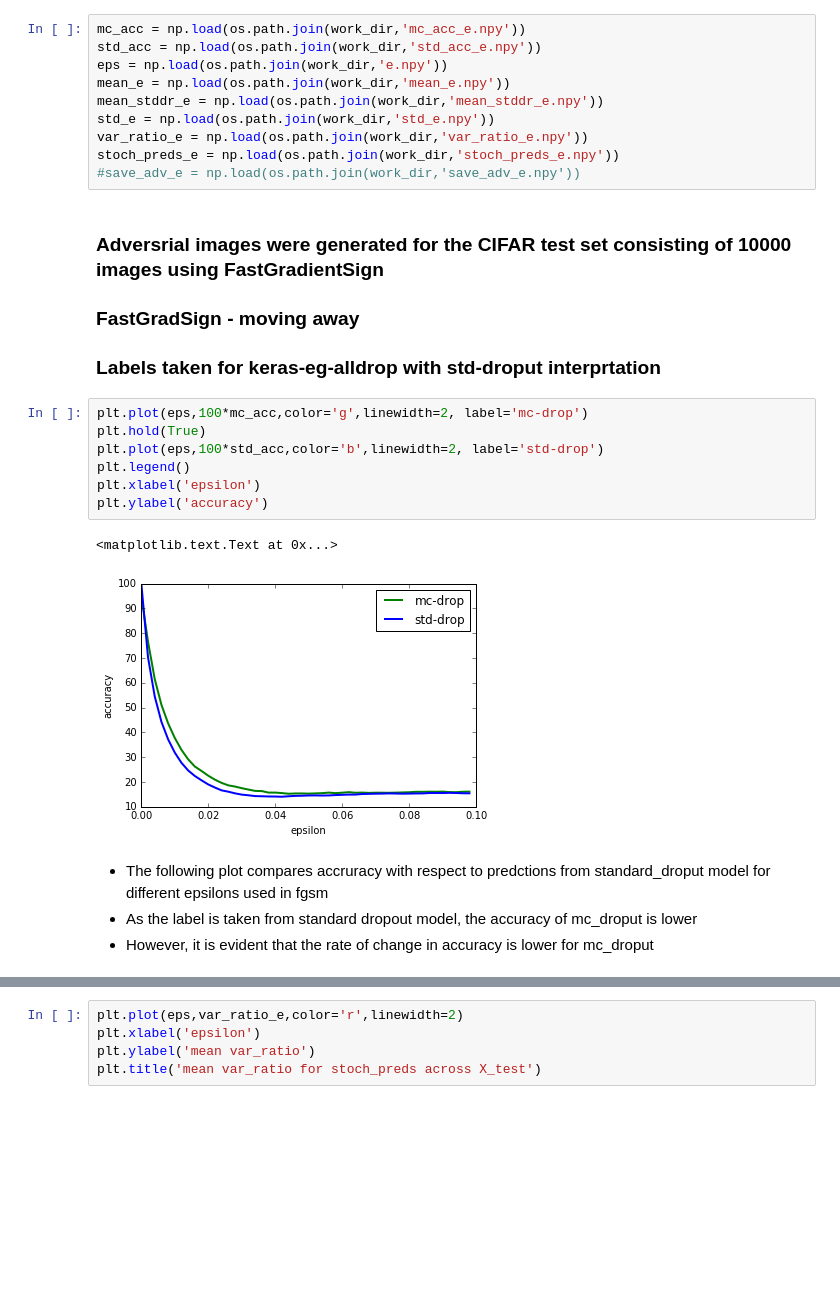
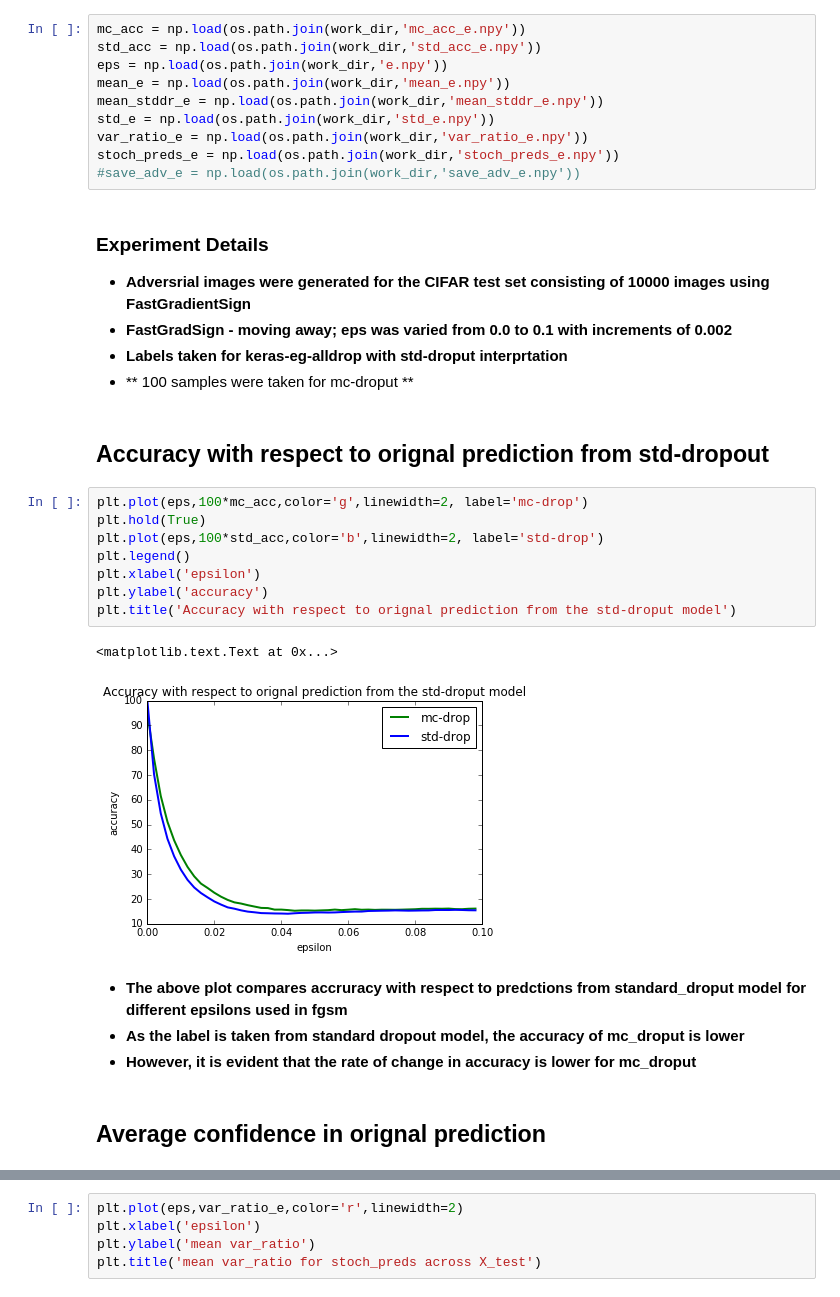
Before and after one commit to ambrishrawat/advflow, a Jupyter notebook: plots.ipynb, the cells around one changed output, grey strips where cells are left out. Saved outputs shown, nothing was run; the diff lists cells and outputs as text; blank space fills up the shorter version.

Commit message:
added plots

```diff
--- a/plots.ipynb
+++ b/plots.ipynb
@@ -31,23 +24,31 @@ var_ratio_e = np.load(os.path.join(work_dir,'var_ratio_e.npy'))
 stoch_preds_e = np.load(os.path.join(work_dir,'stoch_preds_e.npy'))
 #save_adv_e = np.load(os.path.join(work_dir,'save_adv_e.npy'))
 # %% [markdown]
- ### Adversrial images were generated for the CIFAR test set consisting of 10000 images using FastGradientSign
- ### FastGradSign - moving away
- ### Labels taken for keras-eg-alldrop with std-droput interprtation
+### Experiment Details
+
+ - **Adversrial images were generated for the CIFAR test set consisting of 10000 images using FastGradientSign**
+ - **FastGradSign - moving away; eps was varied from 0.0 to 0.1 with increments of 0.002**
+ - **Labels taken for keras-eg-alldrop with std-droput interprtation**
+ - ** 100 samples were taken for mc-droput **
+# %% [markdown]
+## Accuracy with respect to orignal prediction from std-dropout
 # %%
 plt.plot(eps,100*mc_acc,color='g',linewidth=2, label='mc-drop')
 plt.hold(True)
 plt.plot(eps,100*std_acc,color='b',linewidth=2, label='std-drop')
 plt.legend()
 plt.xlabel('epsilon')
 plt.ylabel('accuracy')
+plt.title('Accuracy with respect to orignal prediction from the std-droput model')
 # %% [output]
 <matplotlib.text.Text at 0x...>
-[figure, old version]
+[figure, new version]
 # %% [markdown]
- - The following plot compares accruracy with respect to predctions from standard_droput model for different epsilons used in fgsm
- - As the label is taken from standard dropout model, the accuracy of mc_droput is lower
- - However, it is evident that the rate of change in accuracy is lower for mc_droput
+ - **The above plot compares accruracy with respect to predctions from standard_droput model for different epsilons used in fgsm**
+ - **As the label is taken from standard dropout model, the accuracy of mc_droput is lower**
+ - **However, it is evident that the rate of change in accuracy is lower for mc_droput**
+# %% [markdown]
+## Average confidence in orignal prediction
 # %%
 plt.plot(eps,mean_e,color='g',linewidth=2, label='mc_dropout')
 plt.hold(True)
```
Also changed, not shown: parts of 19 cells of this notebook, 1 other file.
